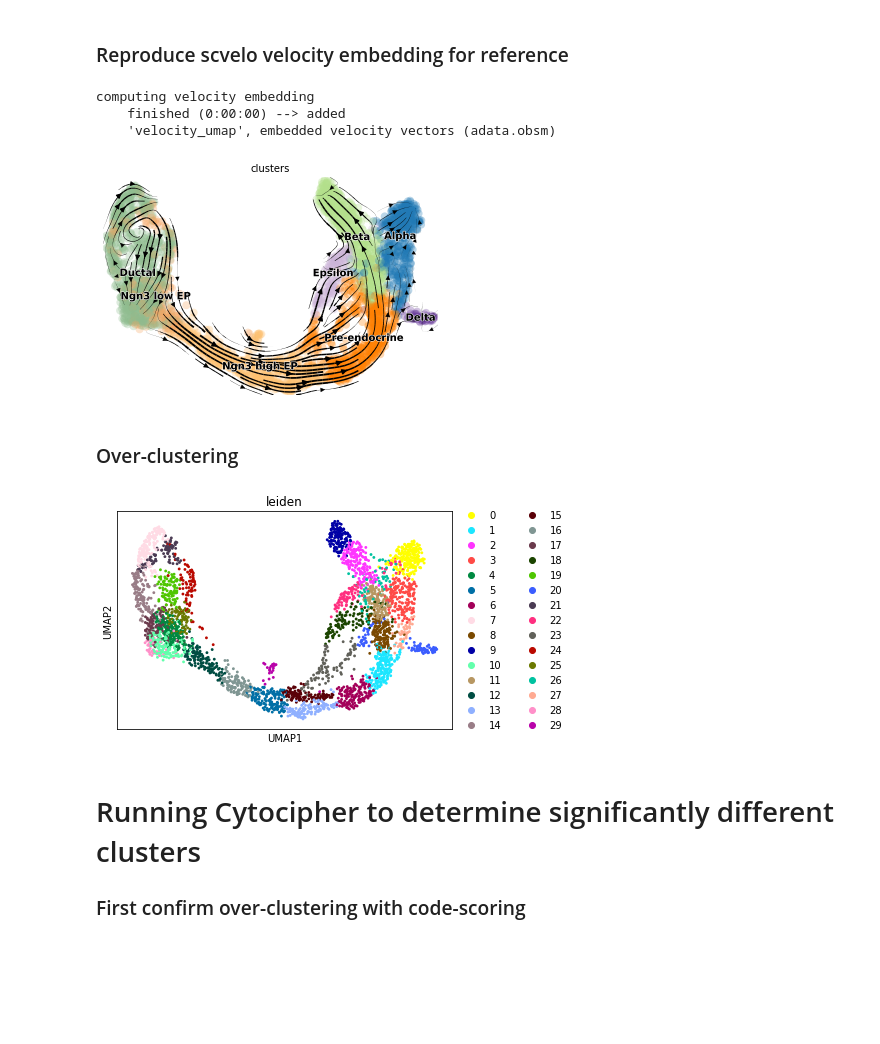
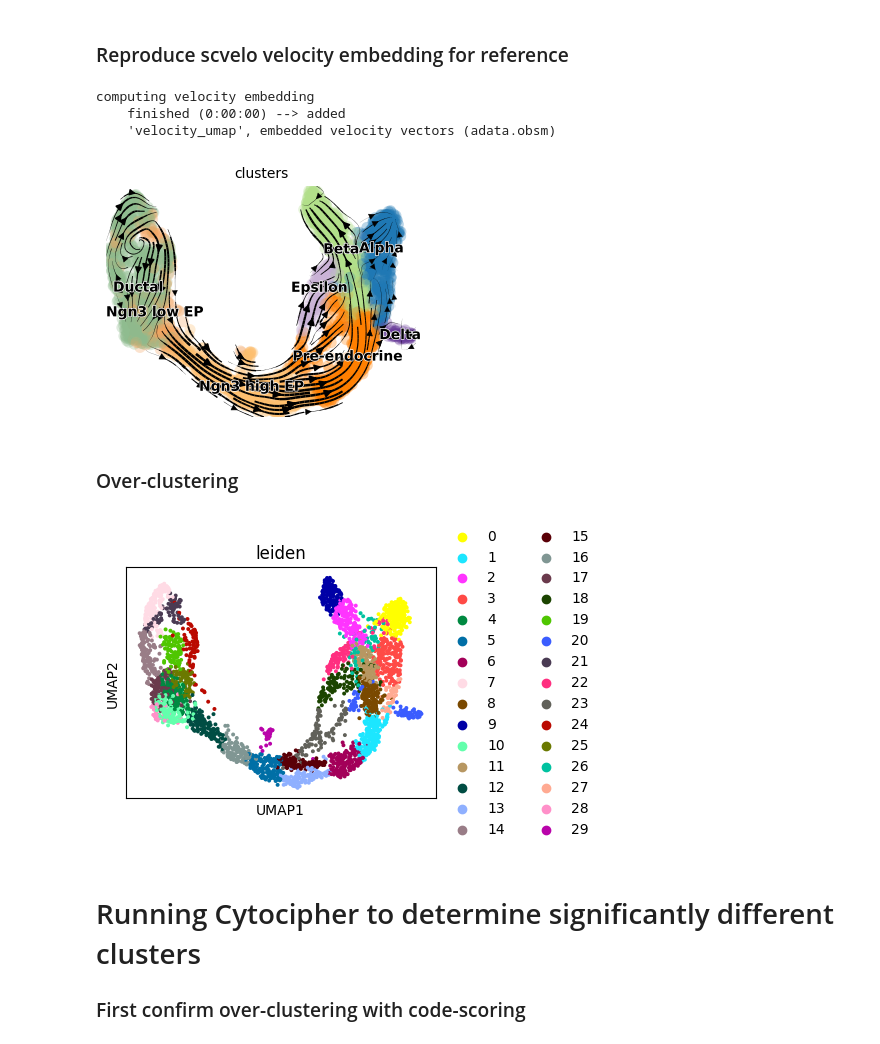
Before and after one commit to BradBalderson/Cytocipher, a Jupyter notebook: tutorials/cytocipher_pancreas.ipynb, the cells around one changed output. Saved outputs shown, nothing was run; the diff lists cells and outputs as text; code cells hidden in the pictures; blank space fills up the shorter version.

Commit message:
Added new diagnostic plots to the tutorial.

```diff
--- a/tutorials/cytocipher_pancreas.ipynb
+++ b/tutorials/cytocipher_pancreas.ipynb
@@ -49,20 +50,21 @@ scv.pp.moments(data, n_pcs=30, n_neighbors=30)
 scv.tl.velocity(data)
 scv.tl.velocity_graph(data)
 # %%
-scv.pl.velocity_embedding_stream(data, basis='umap')
+scv.pl.velocity_embedding_stream(data, basis='umap', figsize=(4,3))
 # %% [output]
 computing velocity embedding
     finished (0:00:00) --> added
     'velocity_umap', embedded velocity vectors (adata.obsm)
-[figure, old version]
+[figure, new version]
 # %% [markdown]
 ### Over-clustering
 # %%
 sc.tl.leiden(data, resolution=3.5)
 # %%
-sc.pl.umap(data, color='leiden')
+_, ax = plt.subplots(figsize=(4,3))
+sc.pl.umap(data, color='leiden', ax=ax)
 # %% [output]
-[figure, old version]
+[figure, new version]
 # %% [markdown]
 # Running Cytocipher to determine significantly different clusters
 
```
Also changed, not shown: parts of 10 cells of this notebook.
